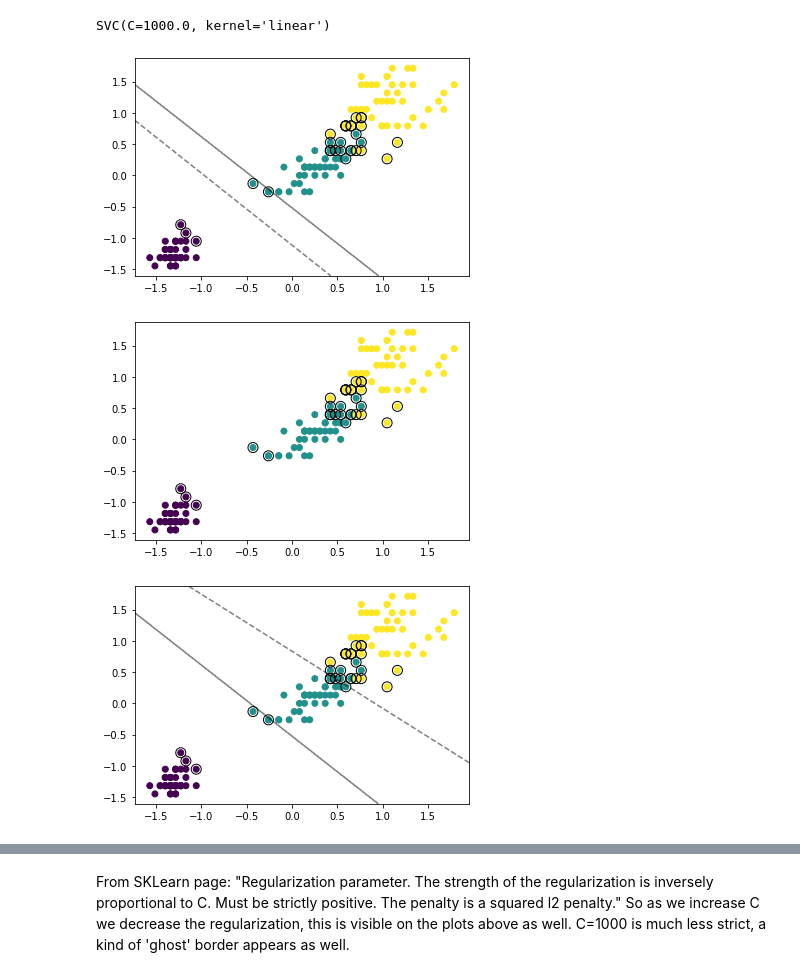
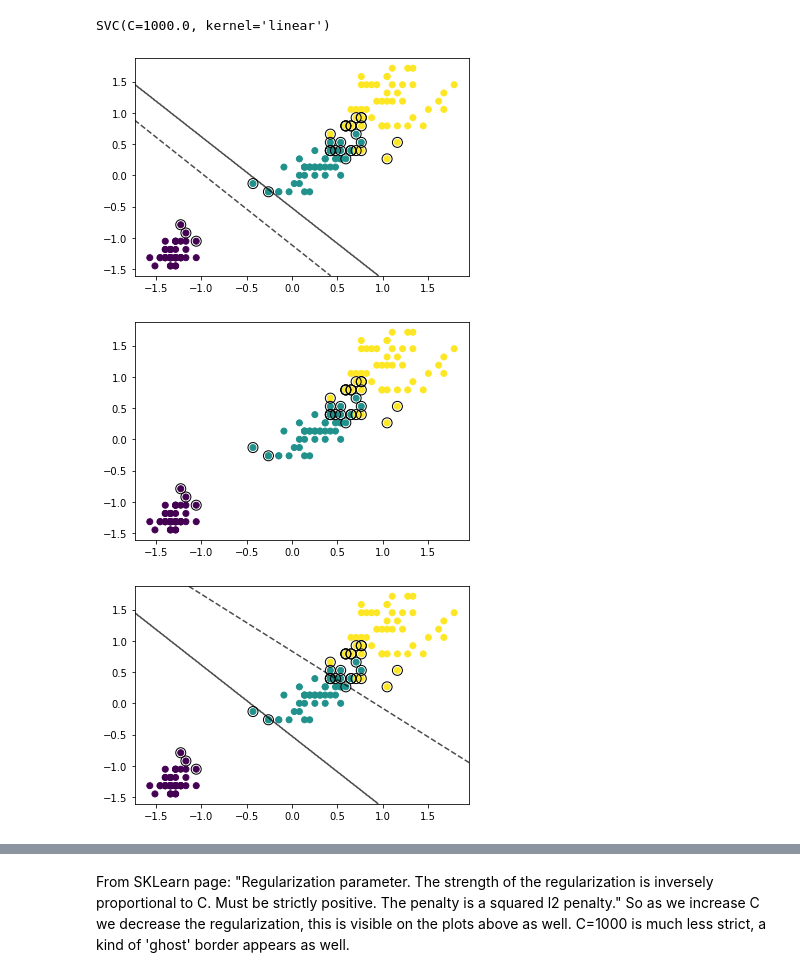
Before and after one commit to barnabasp/ML_Course, a Jupyter notebook: 7/hw7_bporfy.ipynb, the cells around one changed output, grey strips where cells are left out. Cells and saved outputs as stored; diff of their text form; code cells hidden in the pictures.

```diff
--- a/7/hw7_bporfy.ipynb
+++ b/7/hw7_bporfy.ipynb
@@ -67,13 +71,13 @@ linSVM_1 = SVC(C=1.0,kernel='linear')
 linSVM_1000 = SVC(C=1000.0,kernel='linear')
 # %%
 # 2 and 3 columns are petal length and width.
-linSVM_1.fit(data.data.values[:,2:4], data.target.values)
+linSVM_1.fit(data.data.values[:,2:4], data.target)
 linSVM_1000.fit(data.data.values[:,2:4], data.target)
 # %% [output]
 SVC(C=1000.0, kernel='linear')
 # %%
-def plotBoundaries(bunch,model, z_val):
-    plt.scatter(bunch.data.values[:,2],bunch.data.values[:,3],c=bunch.target)
+def plotBoundaries(data, target, model, z_val, column_1, column_2):
+    plt.scatter(data[:,column_1],data[:,column_2],c=target)
 
     # plot the decision function
     ax = plt.gca()
@@ -87,9 +91,14 @@ def plotBoundaries(bunch,model, z_val):
     xy = np.vstack([XX.ravel(), YY.ravel()]).T
     Z = model.decision_function(xy)
     # plot decision boundary and margins
-    ax.contour(
-        XX, YY, Z[:,z_val].reshape(XX.shape), colors="k", levels=[-1, 0, 1], alpha=0.5, linestyles=["--", "-", "--"]
-    )
+    if (z_val==-1):
+        ax.contour(
+            XX, YY, Z.reshape(XX.shape), colors="k", levels=[-1, 0, 1], alpha=0.7, linestyles=["--", "-", "--"]
+        )
+    else:
+        ax.contour(
+            XX, YY, Z[:,z_val].reshape(XX.shape), colors="k", levels=[-1, 0, 1], alpha=0.7, linestyles=["--", "-", "--"]
+        )
 
 
 
@@ -104,11 +113,11 @@ def plotBoundaries(bunch,model, z_val):
     )
     plt.show()
 # %%
-plotBoundaries(bunch=data, model=linSVM_1,z_val=0)
-plotBoundaries(bunch=data, model=linSVM_1,z_val=1)
-plotBoundaries(bunch=data, model=linSVM_1,z_val=2)
+plotBoundaries(data=data['data'].values, target=data['target'], model=linSVM_1,z_val=0, column_1=2, column_2=3)
+plotBoundaries(data=data['data'].values, target=data['target'], model=linSVM_1,z_val=1, column_1=2, column_2=3)
+plotBoundaries(data=data['data'].values, target=data['target'], model=linSVM_1,z_val=2, column_1=2, column_2=3)
 # %% [output]
-[figure, old version]
+[figure, new version]
 [figure]
-[figure, old version]
+[figure, new version]
 # %%
```
Also changed, not shown: parts of 45 cells of this notebook, 1 other file.
